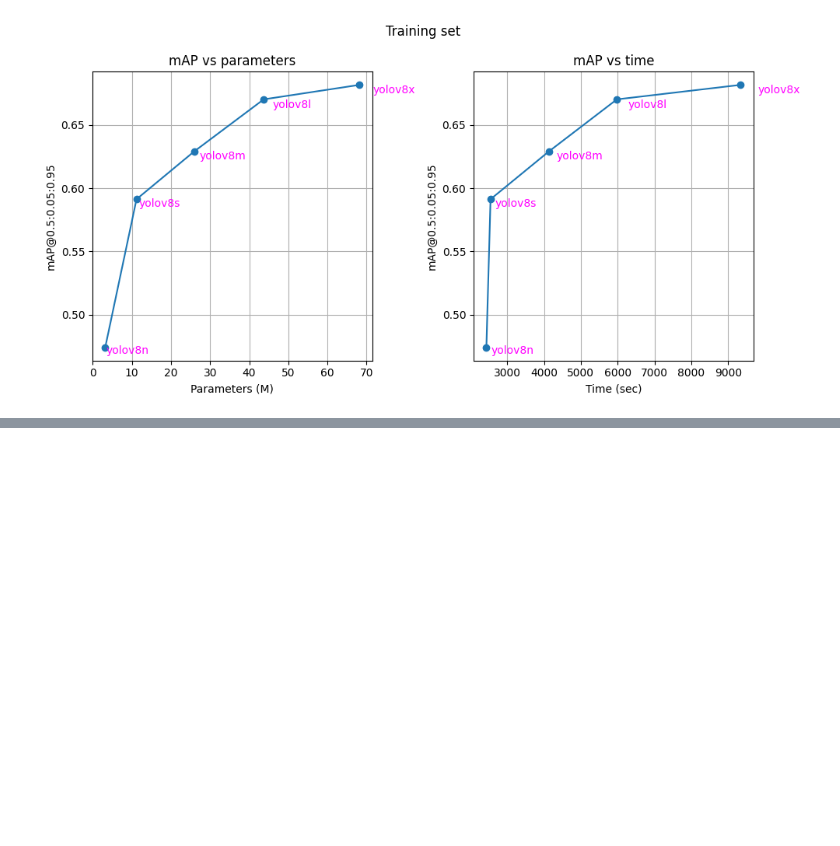
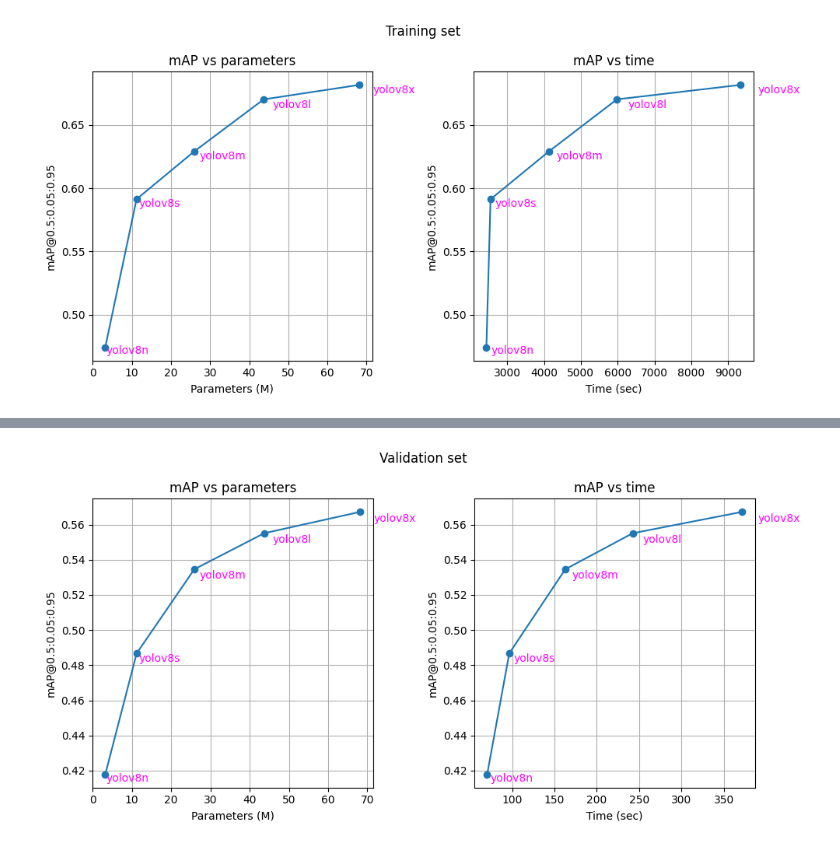
Before and after one commit to KacperChabros/Object-Detection, a Jupyter notebook: ResultsAnalysis.ipynb, the cells around one changed output, grey strips where cells are left out. Saved outputs shown, nothing was run; the diff lists cells and outputs as text; code cells hidden in the pictures; blank space fills up the shorter version.

```diff
--- a/ResultsAnalysis.ipynb
+++ b/ResultsAnalysis.ipynb
@@ -262,0 +316,4 @@ plotLinePlotsForCategories(parametersDataTrain, allAPsInOneTrain, isTrain=True)
+# %%
+generateLinePlots(parametersDataVal, speedResultsVal, mAPsVal, isTrain=False)
+# %% [output]
+[figure, added]
```
Also changed, not shown: parts of 14 cells of this notebook.
